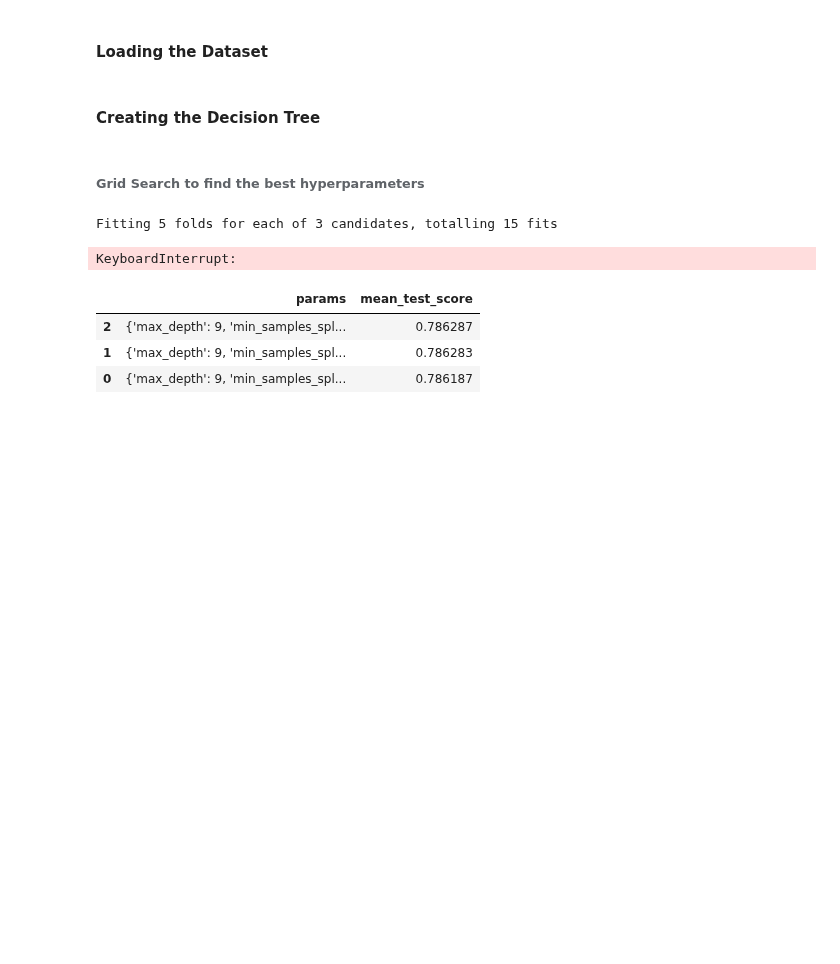
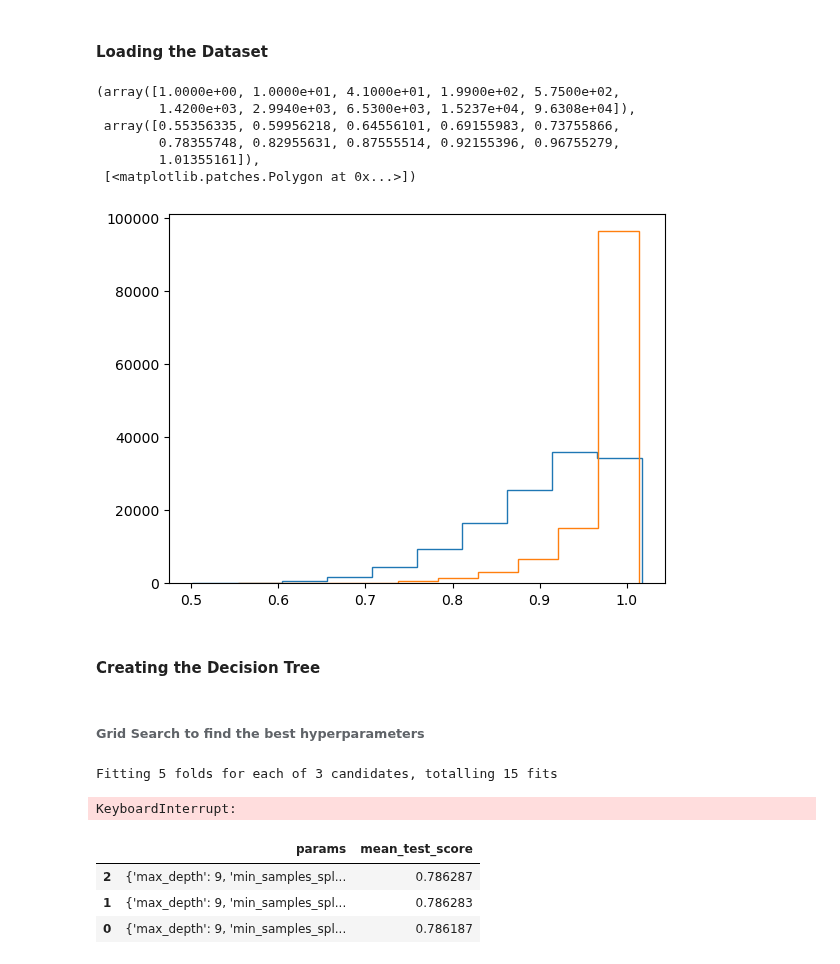
Before and after one commit to mathmartines/JetTagging, a Jupyter notebook: ML/EFPs/DecisionTree/QuarkGluon_Tagging.ipynb, the cells around one changed output. Saved outputs shown, nothing was run; the diff lists cells and outputs as text; code cells hidden in the pictures; blank space fills up the shorter version.

```diff
--- a/ML/EFPs/DecisionTree/QuarkGluon_Tagging.ipynb
+++ b/ML/EFPs/DecisionTree/QuarkGluon_Tagging.ipynb
@@ -18,6 +18,19 @@ X_val, y_val = load_data_qg_tagging(
     quark_data_path=f"{root_data_folder}/Validation/q_jets_efps_d5_primed.npy",
     gluon_data_path=f"{root_data_folder}/Validation/g_jets_efps_d5_primed.npy"
 )
+# %%
+import matplotlib.pyplot as plt
+
+plt.hist(X_train[:, 0][y_train == 0], histtype="step")
+plt.hist(X_train[:, 0][y_train == 1], histtype="step")
+# %% [output]
+(array([1.0000e+00, 1.0000e+01, 4.1000e+01, 1.9900e+02, 5.7500e+02,
+        1.4200e+03, 2.9940e+03, 6.5300e+03, 1.5237e+04, 9.6308e+04]),
+ array([0.55356335, 0.59956218, 0.64556101, 0.69155983, 0.73755866,
+        0.78355748, 0.82955631, 0.87555514, 0.92155396, 0.96755279,
+        1.01355161]),
+ [<matplotlib.patches.Polygon at 0x...>])
+[figure, added]
 # %% [markdown]
 #### Creating the Decision Tree
 # %% [markdown]
```
Also changed, not shown: 29 other files.
